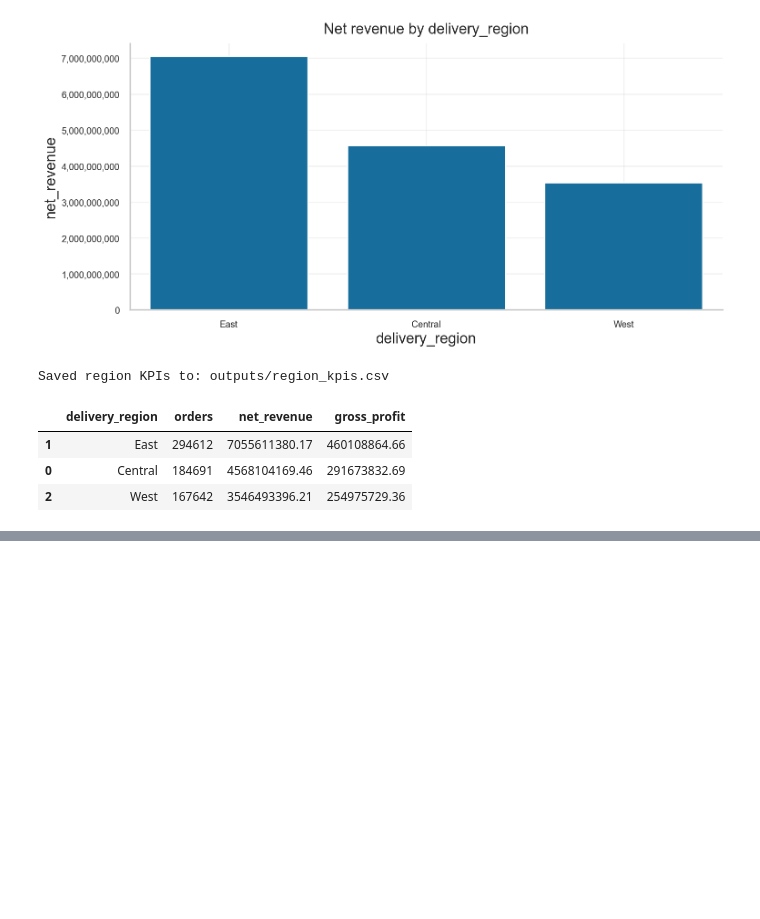
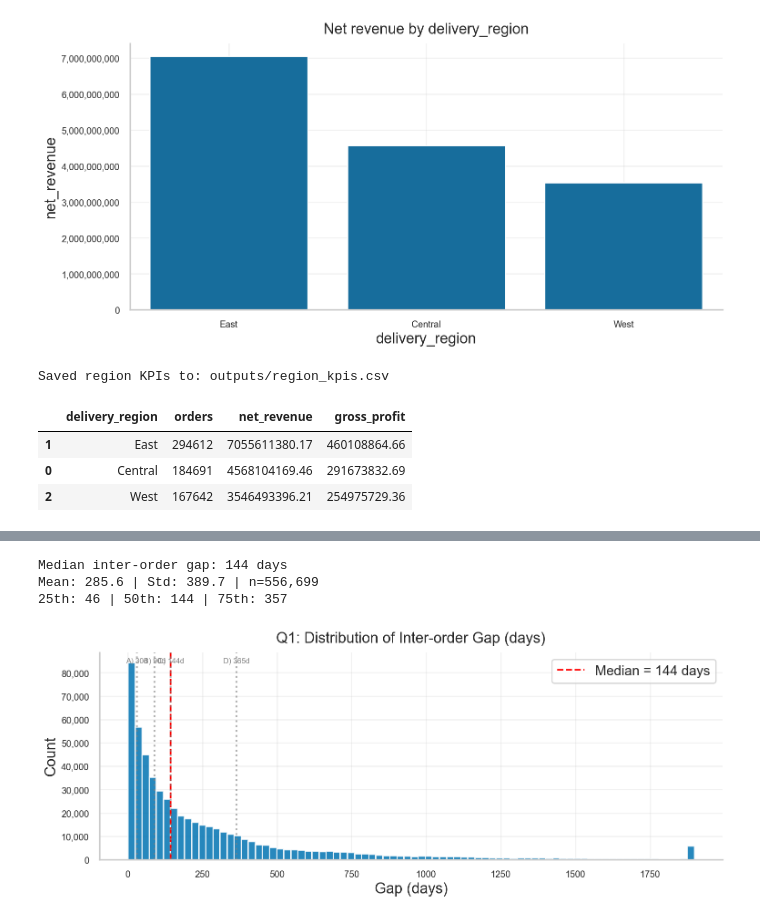
Before and after one commit to zintomvn/DATATHON-2026-VinUni, a Jupyter notebook: notebooks/01_eda_An.ipynb, the cells around one changed output, grey strips where cells are left out. Cells and saved outputs as stored; diff of their text form; code cells hidden in the pictures; blank space fills up the shorter version.

```diff
--- a/notebooks/01_eda_An.ipynb
+++ b/notebooks/01_eda_An.ipynb
@@ -1900,0 +1918,33 @@ Saved region KPIs to: outputs/region_kpis.csv
+# %%
+# Q1: Median inter-order gap (days) — customers with >1 order
+orders_sorted = orders.sort_values(["customer_id", "order_date"])
+orders_sorted["prev_order_date"] = orders_sorted.groupby("customer_id")["order_date"].shift(1)
+orders_sorted["gap_days"] = (orders_sorted["order_date"] - orders_sorted["prev_order_date"]).dt.days
+
+gaps = orders_sorted["gap_days"].dropna()
+median_gap = gaps.median()
+
+print(f"Median inter-order gap: {median_gap:.0f} days")
+print(f"Mean: {gaps.mean():.1f} | Std: {gaps.std():.1f} | n={len(gaps):,}")
+print(f"25th: {gaps.quantile(0.25):.0f} | 50th: {gaps.quantile(0.5):.0f} | 75th: {gaps.quantile(0.75):.0f}")
+
+# Histogram
+fig, ax = plt.subplots(figsize=(12, 5))
+ax.hist(gaps.clip(upper=gaps.quantile(0.99)), bins=80, edgecolor="white", alpha=0.85)
+ax.axvline(median_gap, color="red", ls="--", lw=2, label=f"Median = {median_gap:.0f} days")
+for val, label in [(30, "A) 30d"), (90, "B) 90d"), (144, "C) 144d"), (365, "D) 365d")]:
+    ax.axvline(val, color="gray", ls=":", alpha=0.6)
+    ax.text(val, ax.get_ylim()[1]*0.95, label, ha="center", fontsize=9, color="gray")
+ax.set_title("Q1: Distribution of Inter-order Gap (days)")
+ax.set_xlabel("Gap (days)")
+ax.set_ylabel("Count")
+ax.legend()
+format_axis_thousands(ax, axis="y")
+beautify_ax(ax)
+plt.tight_layout()
+plt.show()
+# %% [output]
+Median inter-order gap: 144 days
+Mean: 285.6 | Std: 389.7 | n=556,699
+25th: 46 | 50th: 144 | 75th: 357
+[figure, added]
```
Also changed, not shown: parts of 12 cells of this notebook, 2 other files.
